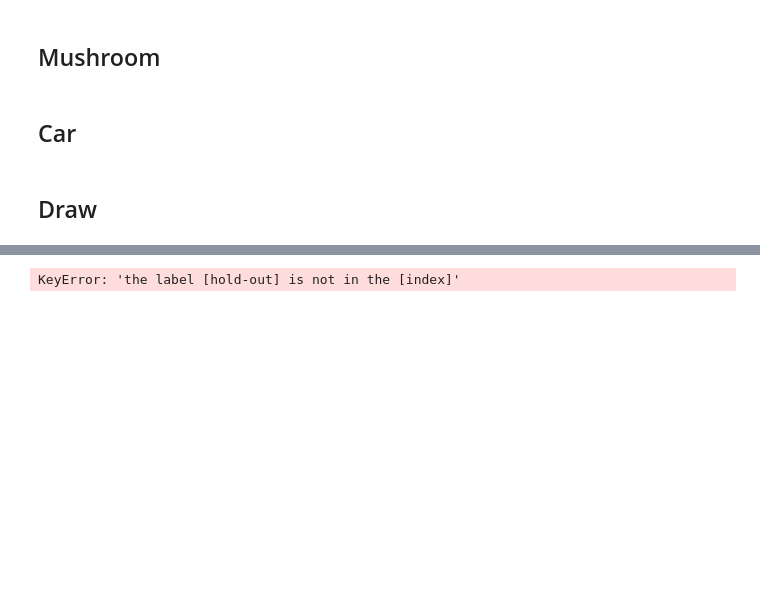
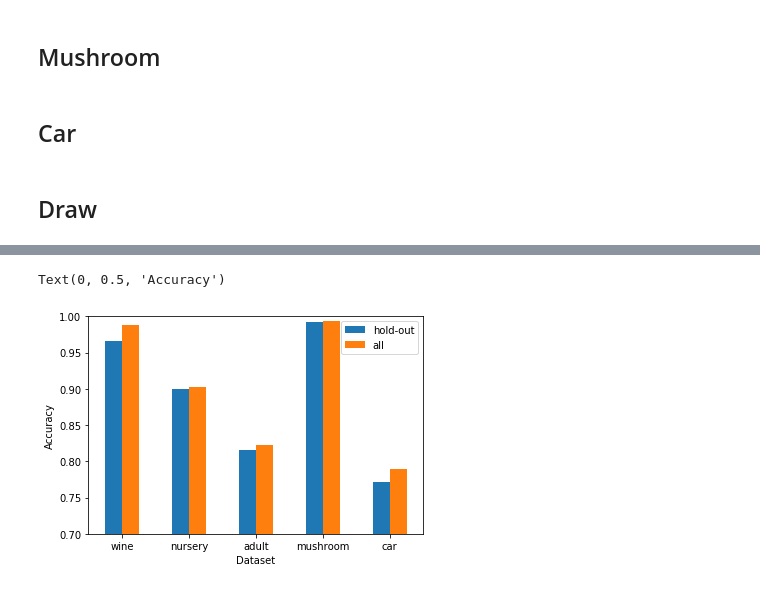
Before and after one commit to Haswf/NaiveBayesClassifier, a Jupyter notebook: assignment1_2020_template.ipynb, the cells around one changed output, grey strips where cells are left out. Cells and saved outputs as stored; diff of their text form; code cells hidden in the pictures; blank space fills up the shorter version.

```diff
--- a/assignment1_2020_template.ipynb
+++ b/assignment1_2020_template.ipynb
@@ -881,7 +927,8 @@ bin_num_df.head()
 # %%
-plot = bin_num_df.loc["hold-out", "all"].plotbar(rot=0)
+plot = bin_num_df.loc[:,["hold-out", "all"]].plot.bar(rot=0)
 plot.set_ylim([0.7,1])
 plot.set_xlabel("Dataset")
 plot.set_ylabel("Accuracy")
 # %% [output]
-KeyError: 'the label [hold-out] is not in the [index]'
+Text(0, 0.5, 'Accuracy')
+[figure, added]
```
Also changed, not shown: parts of 32 cells of this notebook.
